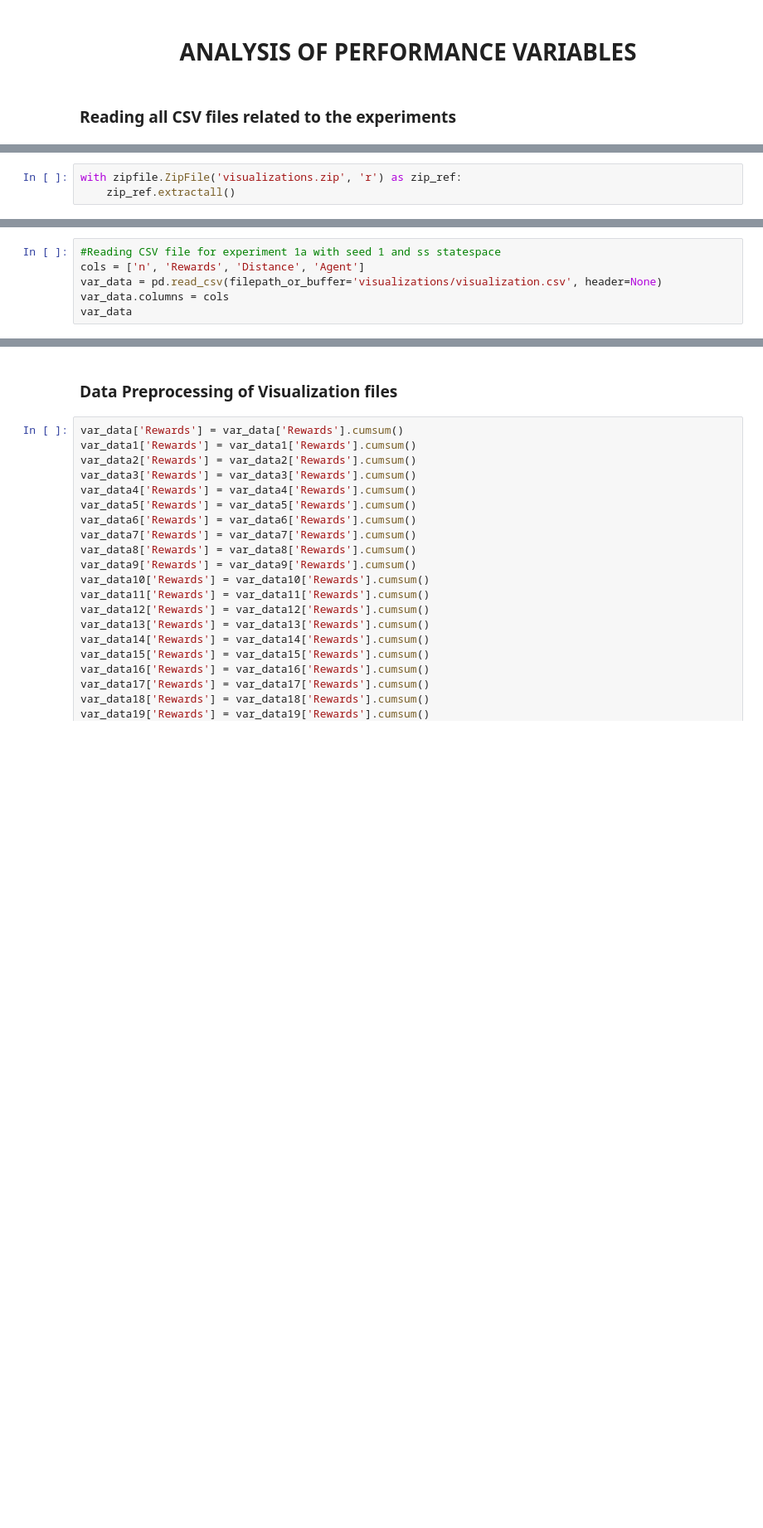
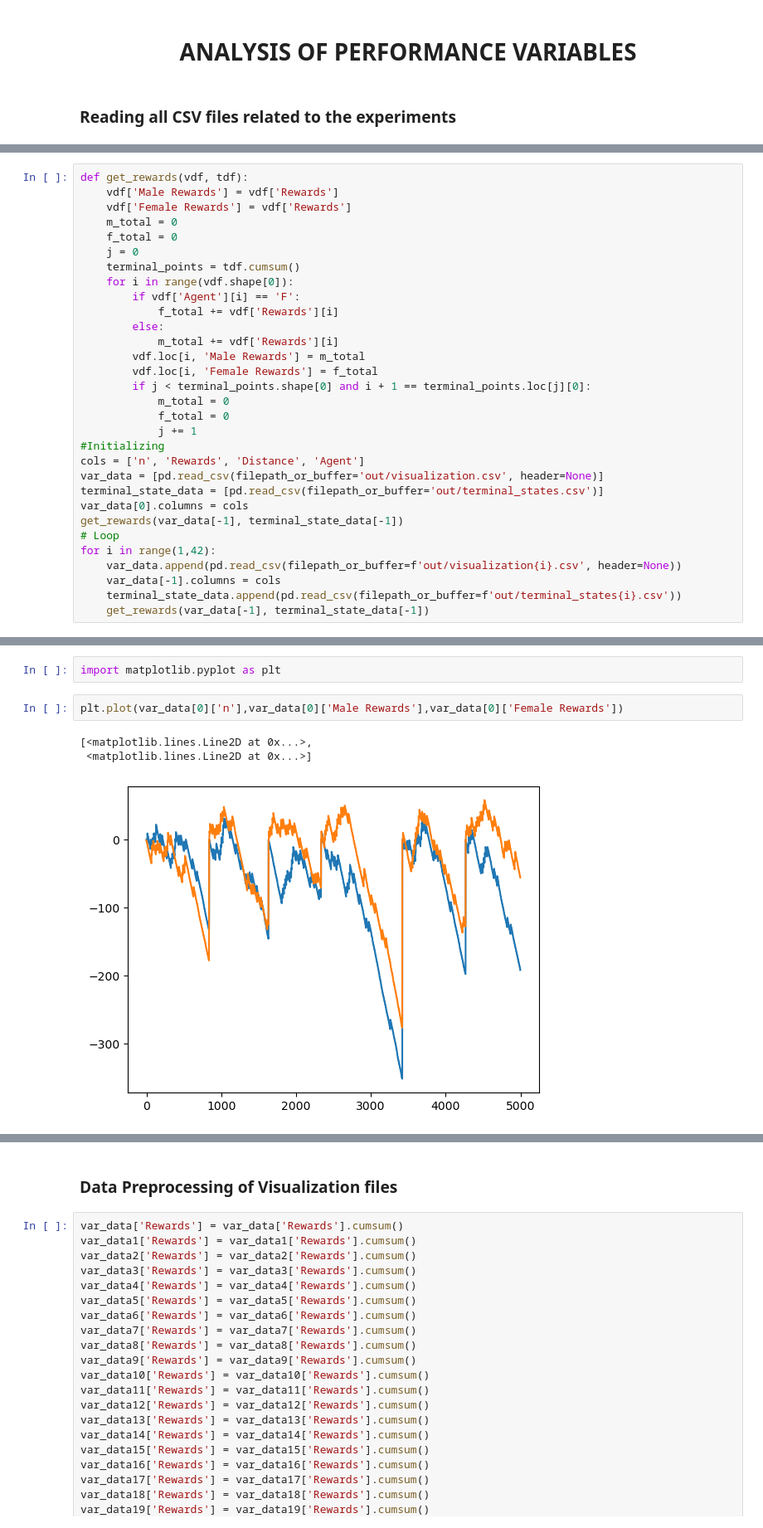
Before and after one commit to a23patel/COSC4368_GroupProject, a Jupyter notebook: performanceMetrics_visualization.ipynb, the cells around one changed output, grey strips where cells are left out. Shown at 83% size. Cells and saved outputs as stored; diff of their text form; blank space fills up the shorter version.

Commit message:
Fixed notebook, working agent

```diff
--- a/performanceMetrics_visualization.ipynb
+++ b/performanceMetrics_visualization.ipynb
@@ -9,3 +8,31 @@ import zipfile
 # %%
-with zipfile.ZipFile('visualizations.zip', 'r') as zip_ref:
-    zip_ref.extractall()
+def get_rewards(vdf, tdf):
+    vdf['Male Rewards'] = vdf['Rewards']
+    vdf['Female Rewards'] = vdf['Rewards']
+    m_total = 0
+    f_total = 0
+    j = 0
+    terminal_points = tdf.cumsum()
+    for i in range(vdf.shape[0]):
+        if vdf['Agent'][i] == 'F':
+            f_total += vdf['Rewards'][i]
+        else:
+            m_total += vdf['Rewards'][i]
+        vdf.loc[i, 'Male Rewards'] = m_total
+        vdf.loc[i, 'Female Rewards'] = f_total
+        if j < terminal_points.shape[0] and i + 1 == terminal_points.loc[j][0]:
+            m_total = 0
+            f_total = 0
+            j += 1
+#Initializing
+cols = ['n', 'Rewards', 'Distance', 'Agent']
+var_data = [pd.read_csv(filepath_or_buffer='out/visualization.csv', header=None)]
+terminal_state_data = [pd.read_csv(filepath_or_buffer='out/terminal_states.csv')]
+var_data[0].columns = cols
+get_rewards(var_data[-1], terminal_state_data[-1])
+# Loop
+for i in range(1,42):
+    var_data.append(pd.read_csv(filepath_or_buffer=f'out/visualization{i}.csv', header=None))
+    var_data[-1].columns = cols
+    terminal_state_data.append(pd.read_csv(filepath_or_buffer=f'out/terminal_states{i}.csv'))
+    get_rewards(var_data[-1], terminal_state_data[-1])
@@ -12,6 +56,0 @@ with zipfile.ZipFile('visualizations.zip', 'r') as zip_ref:
-# %%
-#Reading CSV file for experiment 1a with seed 1 and ss statespace
-cols = ['n', 'Rewards', 'Distance', 'Agent']
-var_data = pd.read_csv(filepath_or_buffer='visualizations/visualization.csv', header=None)
-var_data.columns = cols
-var_data
@@ -31,0 +97,8 @@ var_data
+# %%
+import matplotlib.pyplot as plt
+# %%
+plt.plot(var_data[0]['n'],var_data[0]['Male Rewards'],var_data[0]['Female Rewards'])
+# %% [output]
+[<matplotlib.lines.Line2D at 0x...>,
+ <matplotlib.lines.Line2D at 0x...>]
+[figure, added]
```
Also changed, not shown: parts of 124 cells of this notebook.
